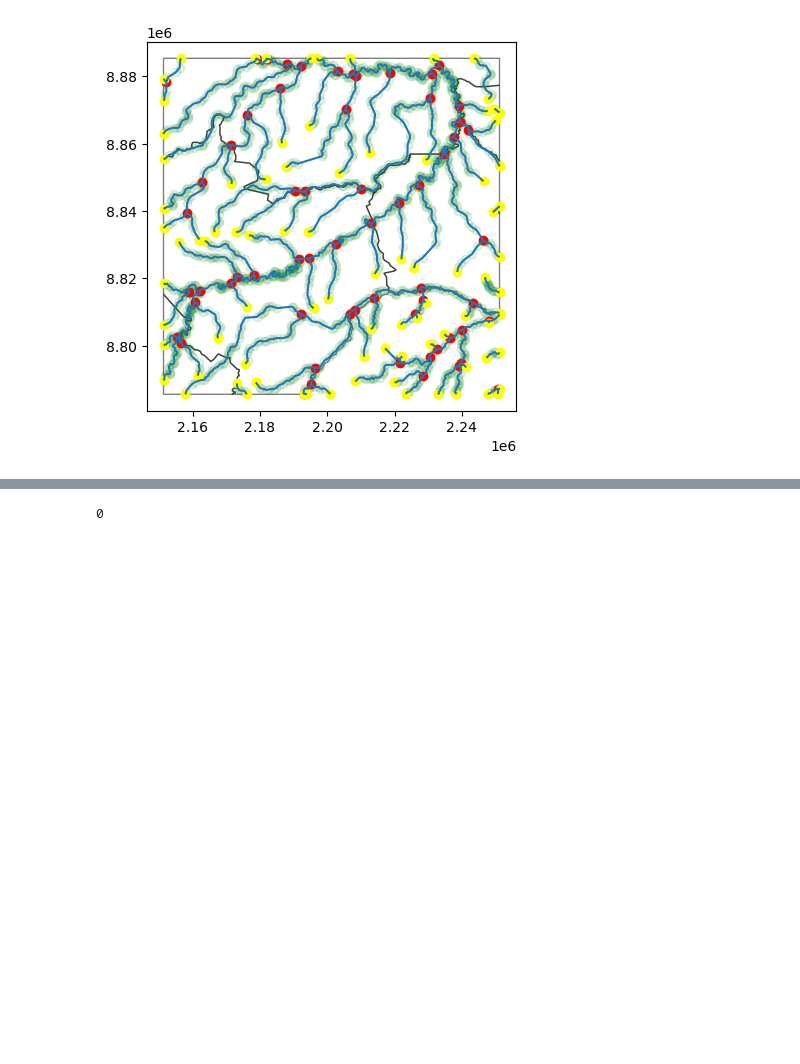
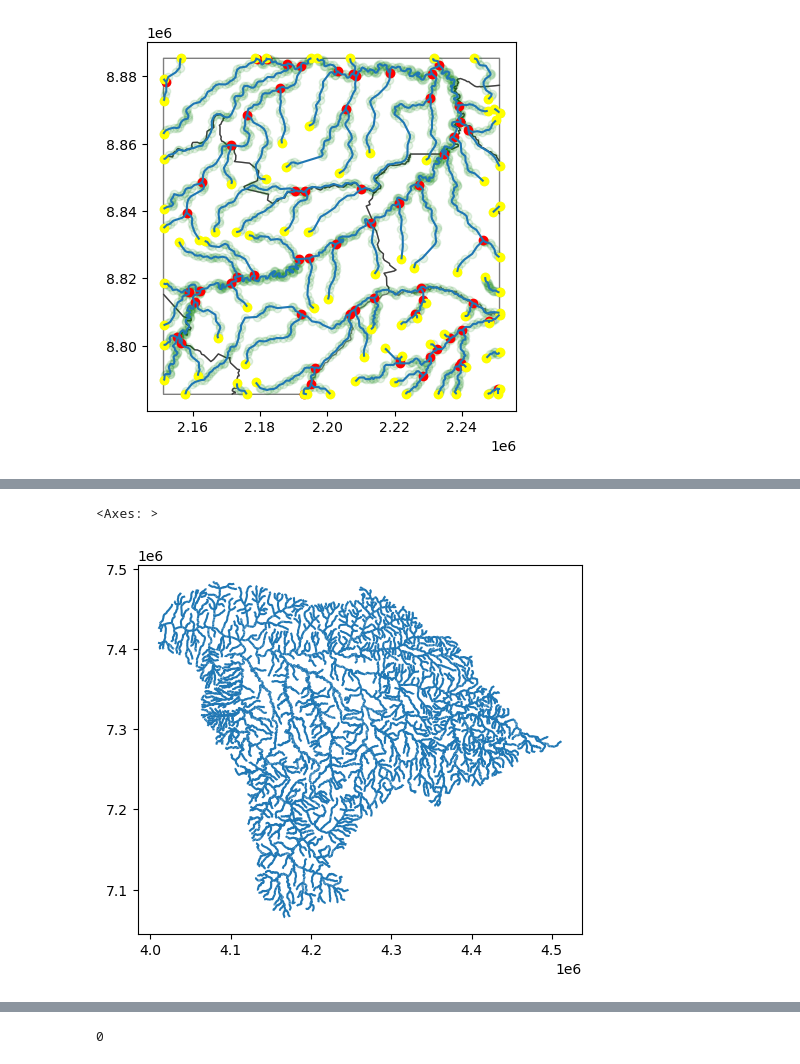
Before and after one commit to felixschulz385/Masterthesis, a Jupyter notebook: code/experiments/tests.ipynb, the cells around one changed output, grey strips where cells are left out. Drawn from its saved outputs; the diff is of its cells as text; code cells hidden in the pictures; blank space fills up the shorter version.

```diff
--- a/code/experiments/tests.ipynb
+++ b/code/experiments/tests.ipynb
@@ -168,0 +512,5 @@ gpd.GeoSeries([shapely.geometry.Point(x) for x in subset.ends]).plot(ax = ax, co
+# %%
+rivers_brazil_shapefile.loc[out].plot()
+# %% [output]
+<Axes: >
+[figure, added]
```
Also changed, not shown: parts of 38 cells of this notebook, 4 other files.
